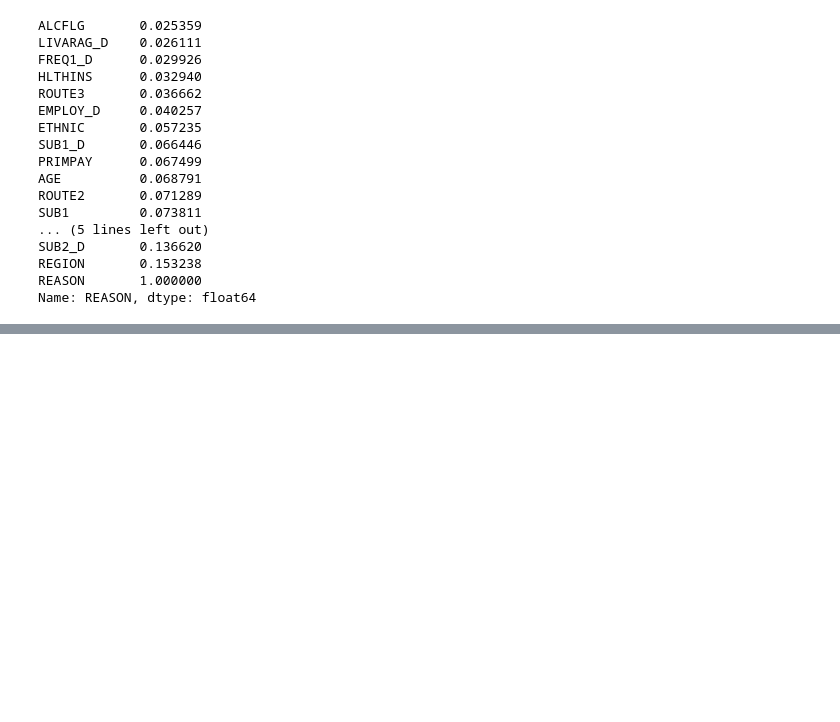
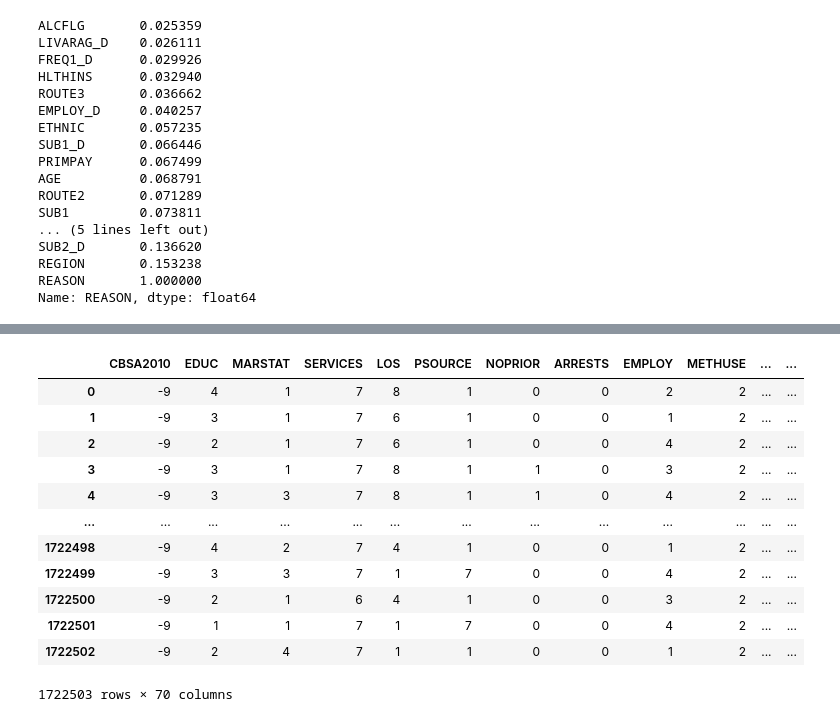
Before and after one commit to MWatkins87/Project-2-Group-2, a Jupyter notebook: matthew_watkins.ipynb, the cells around one changed output, grey strips where cells are left out. Cells and saved outputs as stored; diff of their text form; code cells hidden in the pictures; blank space fills up the shorter version.

```diff
--- a/matthew_watkins.ipynb
+++ b/matthew_watkins.ipynb
@@ -812,0 +801,17 @@ print(accuracy_score(y_test, testing_predictions))
+# %%
+# Display df1
+display(df1)
+# %% [output]
+|  | CBSA2010 | EDUC | MARSTAT | SERVICES | LOS | PSOURCE | NOPRIOR | ARRESTS | EMPLOY | METHUSE | ... | ... |
+| 0 | -9 | 4 | 1 | 7 | 8 | 1 | 0 | 0 | 2 | 2 | ... | ... |
+| 1 | -9 | 3 | 1 | 7 | 6 | 1 | 0 | 0 | 1 | 2 | ... | ... |
+| 2 | -9 | 2 | 1 | 7 | 6 | 1 | 0 | 0 | 4 | 2 | ... | ... |
+| 3 | -9 | 3 | 1 | 7 | 8 | 1 | 1 | 0 | 3 | 2 | ... | ... |
+| 4 | -9 | 3 | 3 | 7 | 8 | 1 | 1 | 0 | 4 | 2 | ... | ... |
+| ... | ... | ... | ... | ... | ... | ... | ... | ... | ... | ... | ... | ... |
+| 1722498 | -9 | 4 | 2 | 7 | 4 | 1 | 0 | 0 | 1 | 2 | ... | ... |
+| 1722499 | -9 | 3 | 3 | 7 | 1 | 7 | 0 | 0 | 4 | 2 | ... | ... |
+| 1722500 | -9 | 2 | 1 | 6 | 4 | 1 | 0 | 0 | 3 | 2 | ... | ... |
+| 1722501 | -9 | 1 | 1 | 7 | 1 | 7 | 0 | 0 | 4 | 2 | ... | ... |
+| 1722502 | -9 | 2 | 4 | 7 | 1 | 1 | 0 | 0 | 1 | 2 | ... | ... |
+1722503 rows × 70 columns
```
Also changed, not shown: parts of 26 cells of this notebook.
